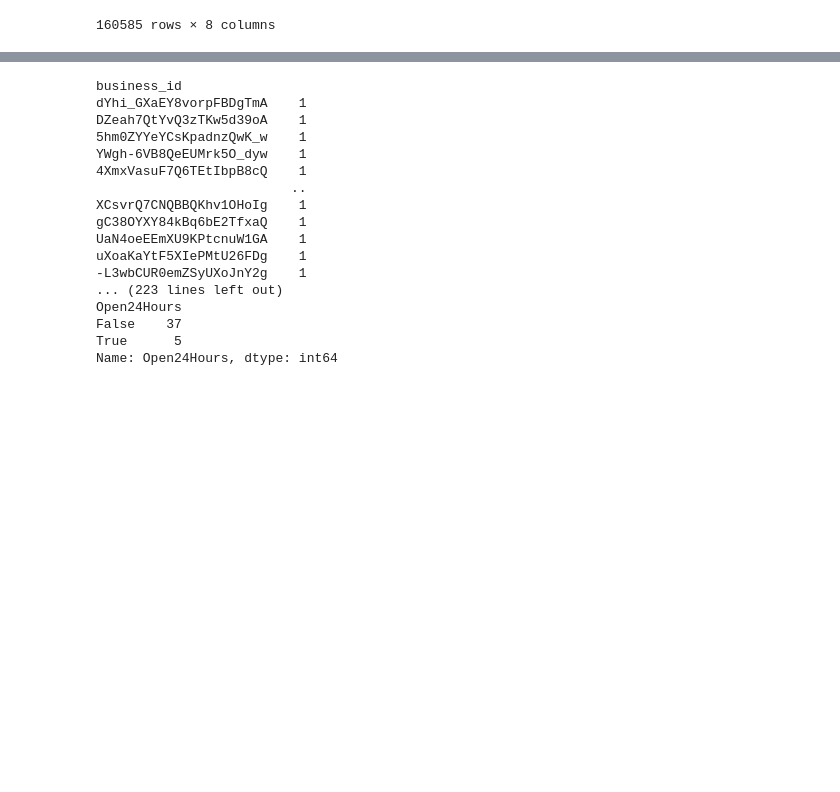
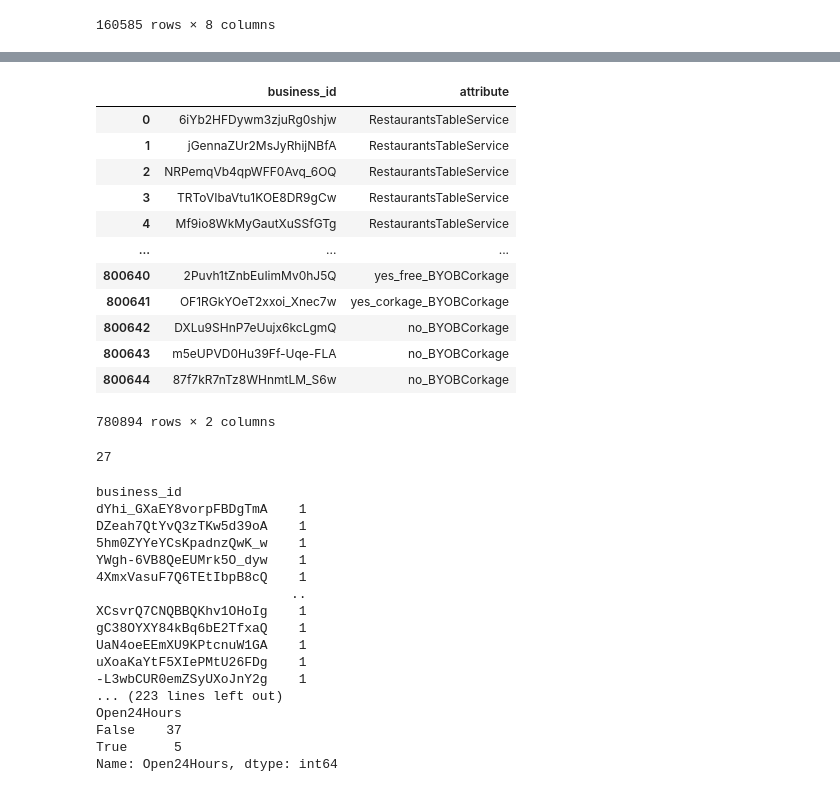
Before and after one commit to connie-ho/data-bites, a Jupyter notebook: Data_Exploration.ipynb, the cells around one changed output, grey strips where cells are left out. Cells and saved outputs as stored; diff of their text form; code cells hidden in the pictures; blank space fills up the shorter version.

```diff
--- a/Data_Exploration.ipynb
+++ b/Data_Exploration.ipynb
@@ -576,0 +786,21 @@ for col in literal_cols:
+# %%
+df_business_attributes_exploded = df_business_attributes_exploded[~df_business_attributes_exploded.attribute.str.contains('none')]
+df_business_attributes_exploded
+# %% [output]
+|  | business_id | attribute |
+| 0 | 6iYb2HFDywm3zjuRg0shjw | RestaurantsTableService |
+| 1 | jGennaZUr2MsJyRhijNBfA | RestaurantsTableService |
+| 2 | NRPemqVb4qpWFF0Avq_6OQ | RestaurantsTableService |
+| 3 | TRToVIbaVtu1KOE8DR9gCw | RestaurantsTableService |
+| 4 | Mf9io8WkMyGautXuSSfGTg | RestaurantsTableService |
+| ... | ... | ... |
+| 800640 | 2Puvh1tZnbEuIimMv0hJ5Q | yes_free_BYOBCorkage |
+| 800641 | OF1RGkYOeT2xxoi_Xnec7w | yes_corkage_BYOBCorkage |
+| 800642 | DXLu9SHnP7eUujx6kcLgmQ | no_BYOBCorkage |
+| 800643 | m5eUPVD0Hu39Ff-Uqe-FLA | no_BYOBCorkage |
+| 800644 | 87f7kR7nTz8WHnmtLM_S6w | no_BYOBCorkage |
+780894 rows × 2 columns
+# %%
+df_business_attributes_exploded.attribute.str.len().max()
+# %% [output]
+27
```
Also changed, not shown: parts of 15 cells of this notebook, 3 other files.
